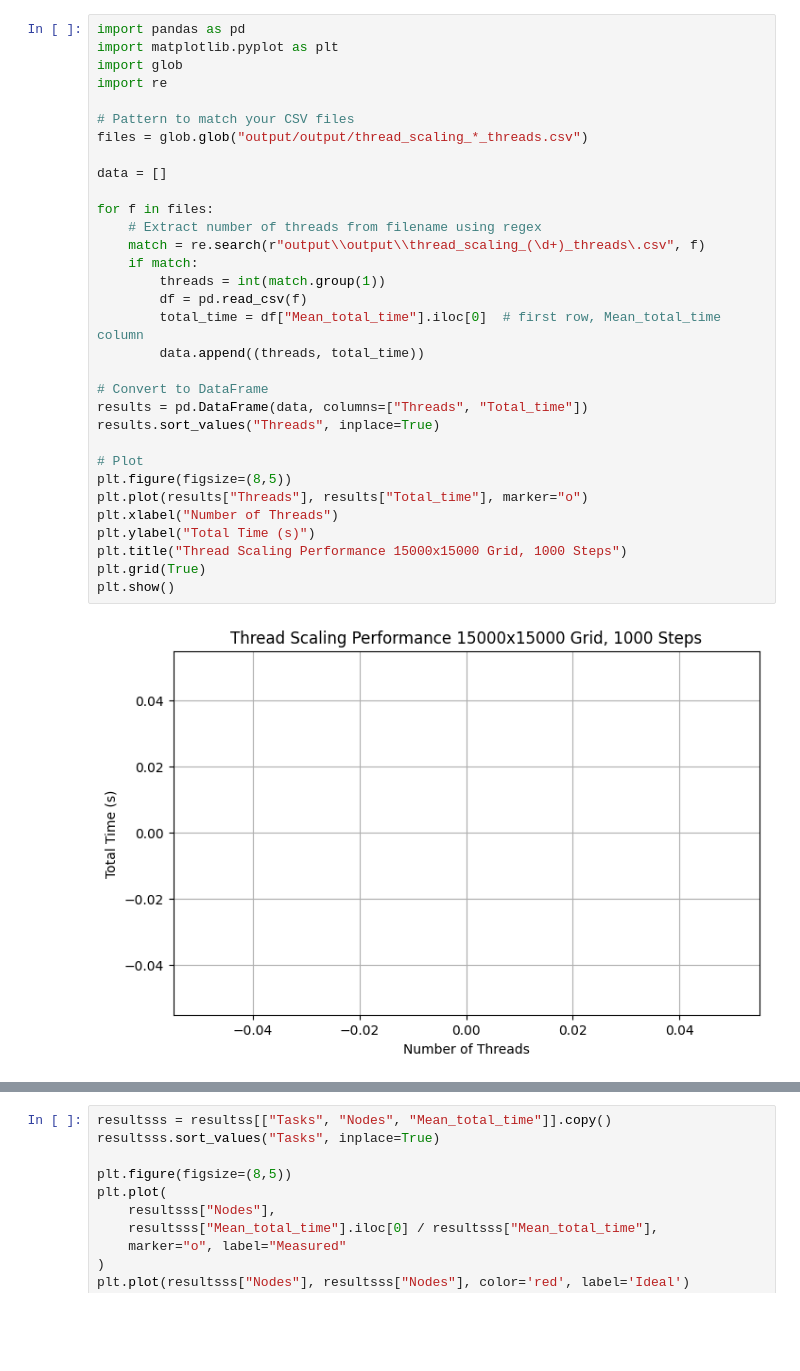
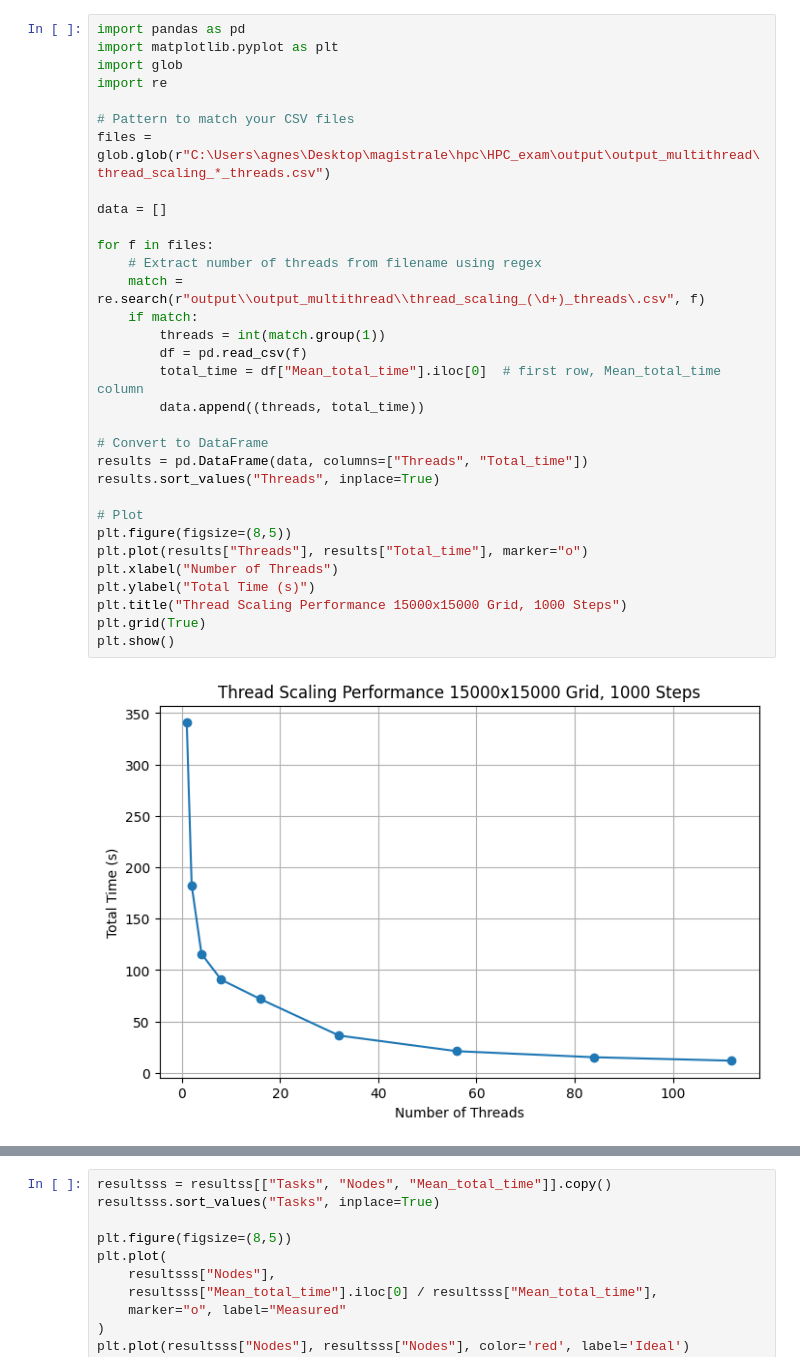
Before and after one commit to agnesevalentini/HPC_exam, a Jupyter notebook: final_plots.ipynb, the cells around one changed output, grey strips where cells are left out. Saved outputs shown, nothing was run; the diff lists cells and outputs as text; blank space fills up the shorter version.

Commit message:
added few output, plots look okay, multithread not so ok

```diff
--- a/final_plots.ipynb
+++ b/final_plots.ipynb
@@ -24,33 +14,33 @@ Note: you may need to restart the kernel to use updated packages.
 import pandas as pd
 import matplotlib.pyplot as plt
 import glob
 import re
 
 # Pattern to match your CSV files
-files = glob.glob("output/output/thread_scaling_*_threads.csv")
+files = glob.glob(r"C:\Users\agnes\Desktop\magistrale\hpc\HPC_exam\output\output_multithread\thread_scaling_*_threads.csv")
 
 data = []
 
 for f in files:
     # Extract number of threads from filename using regex
-    match = re.search(r"output\\output\\thread_scaling_(\d+)_threads\.csv", f)
+    match = re.search(r"output\\output_multithread\\thread_scaling_(\d+)_threads\.csv", f)
     if match:
         threads = int(match.group(1))
         df = pd.read_csv(f)
         total_time = df["Mean_total_time"].iloc[0]  # first row, Mean_total_time column
         data.append((threads, total_time))
 
 # Convert to DataFrame
 results = pd.DataFrame(data, columns=["Threads", "Total_time"])
 results.sort_values("Threads", inplace=True)
 
 # Plot
 plt.figure(figsize=(8,5))
 plt.plot(results["Threads"], results["Total_time"], marker="o")
 plt.xlabel("Number of Threads")
 plt.ylabel("Total Time (s)")
 plt.title("Thread Scaling Performance 15000x15000 Grid, 1000 Steps")
 plt.grid(True)
 plt.show()
 # %% [output]
-[figure, old version]
+[figure, new version]
```
Also changed, not shown: parts of 10 cells of this notebook, 43 other files.
